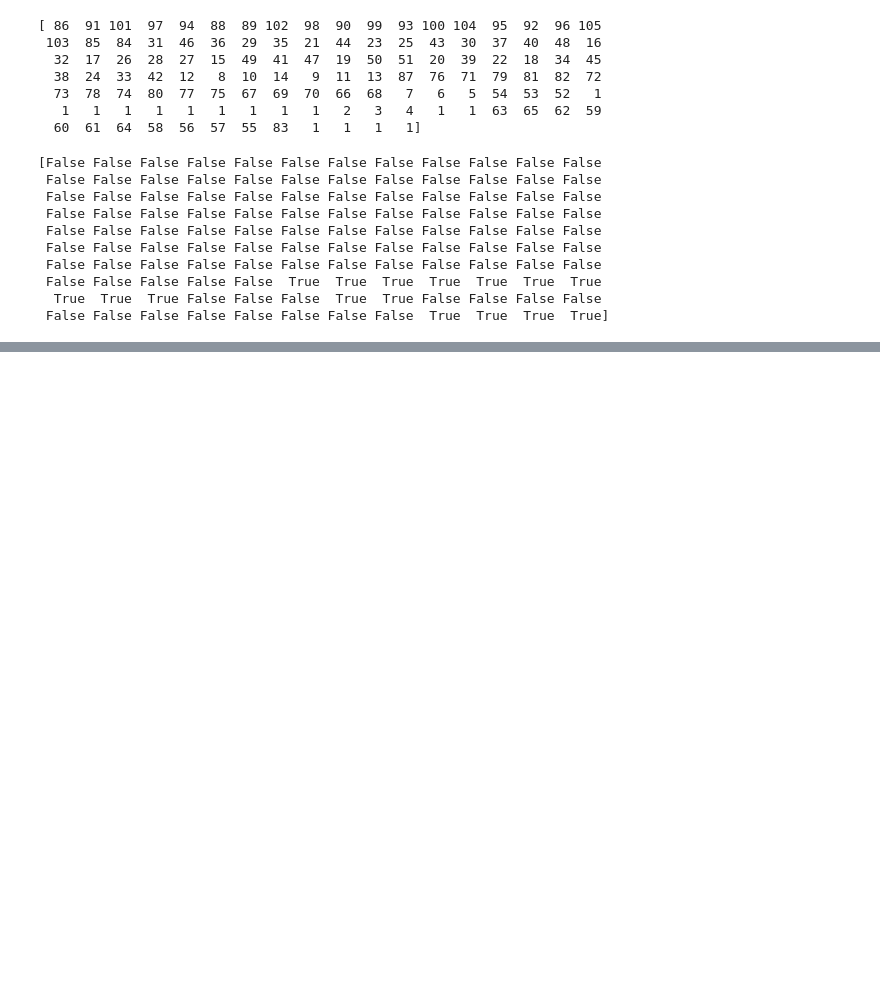
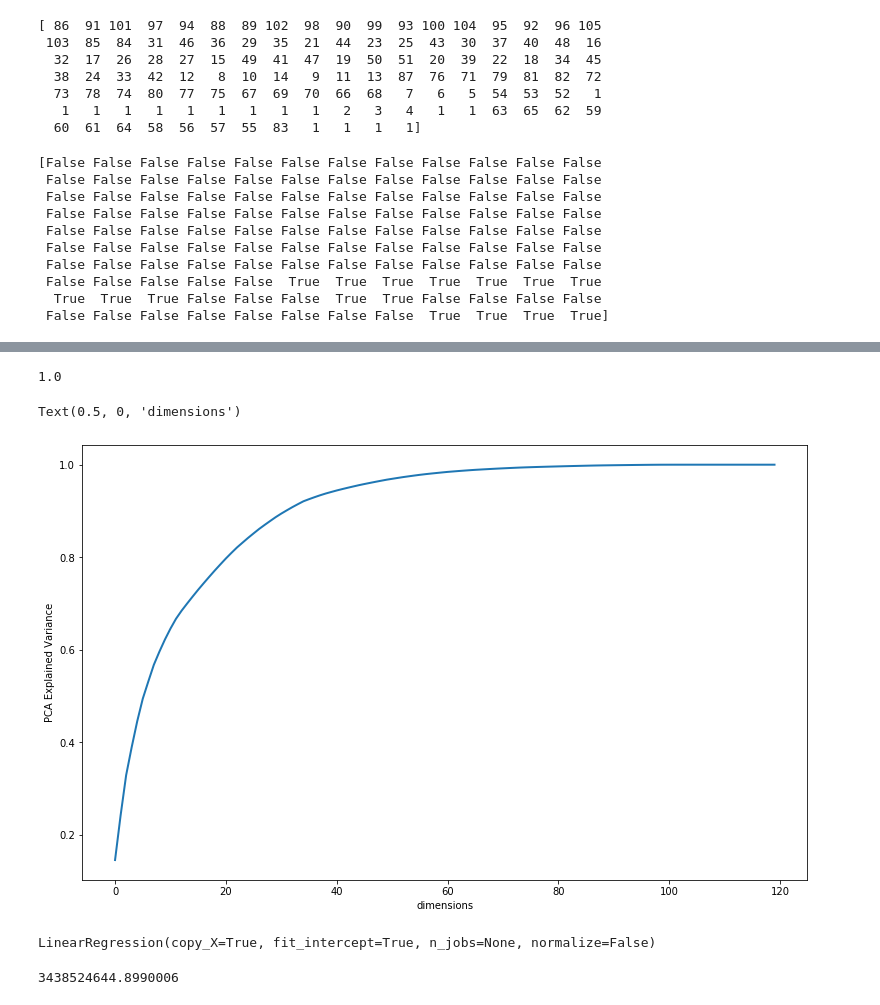
Before and after one commit to sandeepborkartech/ML_HotelPricing, a Jupyter notebook: ML_TEAM_4_Hotel_Price_predictor.ipynb, the cells around one changed output, grey strips where cells are left out. Saved outputs shown, nothing was run; the diff lists cells and outputs as text; code cells hidden in the pictures; blank space fills up the shorter version.

```diff
--- a/ML_TEAM_4_Hotel_Price_predictor.ipynb
+++ b/ML_TEAM_4_Hotel_Price_predictor.ipynb
@@ -580,3 +588,14 @@ X.head()
 | 2 | 0.0 | 0.0 | 0.0 | 1.0 | ... |
 | 3 | 1.0 | 0.0 | 0.0 | 0.0 | ... |
 | 4 | 1.0 | 0.0 | 0.0 | 0.0 | ... |
+# %%
+from sklearn.decomposition import PCA
+
+X_train_norm=pd.read_pickle('X_train_norm_1.pkl')
+
+pca = PCA(n_components=120)
+
+X_train_norm_decomposed = pca.fit_transform(X_train_norm)
+# %%
+cumulsum = np.cumsum(pca.explained_variance_ratio_)
+print(cumulsum)
@@ -582,0 +623,11 @@ X.head()
+# %%
+np.sum(pca.explained_variance_ratio_)
+# %% [output]
+1.0
+# %%
+plt.plot(cumulsum, linewidth=2)
+plt.ylabel('PCA Explained Variance')
+plt.xlabel('dimensions')
+# %% [output]
+Text(0.5, 0, 'dimensions')
+[figure, added]
@@ -582,0 +638,7 @@ X.head()
+# %%
+from sklearn.linear_model import LinearRegression
+
+model = LinearRegression()
+model.fit(X_train_norm_decomposed, y_train)
+# %% [output]
+LinearRegression(copy_X=True, fit_intercept=True, n_jobs=None, normalize=False)
@@ -583,3 +647,9 @@ X.head()
+# %%
+from sklearn.metrics import mean_squared_error, mean_absolute_error
+
+mean_absolute_error(y_hat,y_test)
+# %% [output]
+3438524644.8990006
 # %%
 """df_hotel['adr']=df_hotel['adr'].map(lambda x: int(x)) # conver to Int values --as selectKBest works on Int
 df_adr=df_hotel['adr']"""
```
Also changed, not shown: parts of 7 cells of this notebook.
